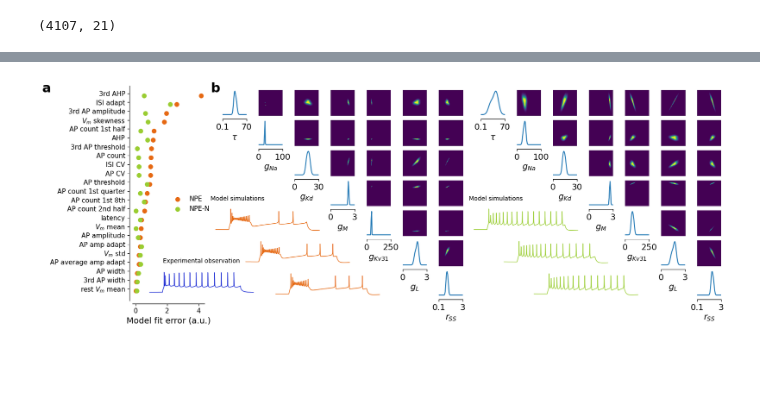
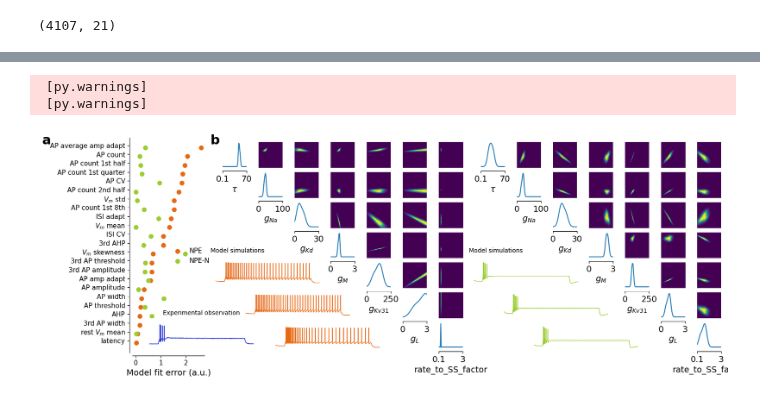
Before and after one commit to berenslab/hh_sbi, a Jupyter notebook: figures/V1/figure_3_and_4.ipynb, the cells around one changed output, grey strips where cells are left out. Cells and saved outputs as stored; diff of their text form; code cells hidden in the pictures; blank space fills up the shorter version.

Commit message:
update Gouwens figures

```diff
--- a/figures/V1/figure_3_and_4.ipynb
+++ b/figures/V1/figure_3_and_4.ipynb
@@ -492,5 +486,5 @@ How we overcome model mismatch with neural posterior estimation.
 # %%
-with open("../../code/save_posteriors/training_schedule_0.pickle", "rb") as f:
+with open("../../code/save_posteriors/V1/training_schedule_0.pickle", "rb") as f:
     npe_posterior = pickle.load(f)
-with open("../../code/save_posteriors/training_schedule_2d.pickle", "rb") as f:
+with open("../../code/save_posteriors/V1/training_schedule_2d.pickle", "rb") as f:
     npep_posterior = pickle.load(f)
@@ -499,6 +493,4 @@ Fetch 3 posterior samples with highest posterior weight. Get there corresponding
 # %%
-Uncomment this block to recompute
-
 npe_samples=npe_posterior.sample(
     (10000,),
     x=torch.as_tensor(xo[feature_list], dtype=float),
@@ -520,10 +512,10 @@ fig_1_sims_to_show={
     'npep':{'samples':npep_samples, 'x':x_npep, 'summ_stats':summ_stats_npep}
 }
 
-with open('../../code/save_model_parameters/fig_3_sims_to_show_V1.pickle', 'wb') as f:
+with open('../../code/save_model_parameters/V1/fig_3_sims_to_show_V1.pickle', 'wb') as f:
     pickle.dump(fig_1_sims_to_show, f)
 # %%
-with open("../../code/save_model_parameters/fig_3_sims_to_show_V1.pickle", "rb") as f:
+with open("../../code/save_model_parameters/V1/fig_3_sims_to_show_V1.pickle", "rb") as f:
     fig_3_sims_to_show = pickle.load(f)
 # %%
 npe_samples = fig_3_sims_to_show["npe"]["samples"]
@@ -541,9 +533,9 @@ obs_index = np.where(Xo.index == cell_name)[0][0]
 # ]
 # best_prior_stats_nans = np.isnan(best_prior_stats.sum(axis=1))
 
-Xo_values = Xo.values[:, :-4]
-Xo_mean = Xo.values[:, :-4].mean(axis=0)
-Xo_std = Xo.values[:, :-4].std(axis=0)
+Xo_values = Xo.values[:, :-1]
+Xo_mean = Xo.values[:, :-1].mean(axis=0)
+Xo_std = Xo.values[:, :-1].std(axis=0)
 
 
 # prior_score = np.sqrt(
@@ -656,7 +648,7 @@ ax_features.tick_params(axis="x", which="major", labelsize=11)
 ax_observation = ax_list[1]
 
 # Experimental observation
-ax_observation.plot(observation["time"], observation["data"], c="#1929d3ff", lw=lw)
+ax_observation.plot(observation["time"], observation["data"][0,:], c="#1929d3ff", lw=lw)
 ax_observation.set_ylim(
     [ax_observation.get_ylim()[0] - 30, ax_observation.get_ylim()[1] + 30]
 )
@@ -703,33 +695,35 @@ pairplot(
         zip(np.array(prior_min)[dims_to_show], np.array(prior_max)[dims_to_show])
     ),
     labels=list(model_param_names[dims_to_show]),
     points_offdiag={"markersize": 6},
     points_colors="r",
     fig=fig,
     axes=axes_npen,
     upper="kde",
     diag="kde",
 )
 
 ax_npen_s1, ax_npen_s2, ax_npen_s3 = ax_list[7], ax_list[8], ax_list[9]
 
 ax_npen_s1.plot(x_npen["time"], x_npen["data"][0, 0, :], lw=lw, color="yellowgreen")
 ax_npen_s2.plot(x_npen["time"], x_npen["data"][1, 0, :], lw=lw, color="yellowgreen")
 ax_npen_s3.plot(x_npen["time"], x_npen["data"][2, 0, :], lw=lw, color="yellowgreen")
 
 for ax in [ax_npe_s1, ax_npe_s2, ax_npe_s3, ax_npen_s1, ax_npen_s2, ax_npen_s3]:
     ax.set_ylim([ax_observation.get_ylim()[0], ax_observation.get_ylim()[1]])
     ax.set_xlim([ax_observation.get_xlim()[0], ax_observation.get_xlim()[1]])
     ax.set_xticks([])
     ax.set_yticks([])
     sns.despine(ax=ax, bottom=True, left=True)
 ax_npe_s1.set_title("Model simulations", fontsize=10, loc="left")
 ax_npen_s1.set_title("Model simulations", fontsize=10, loc="left")
 
 fig.text(-0.15, 0.97, "a", fontsize=22, fontweight="bold")
 fig.text(0.13, 0.97, "b", fontsize=22, fontweight="bold")
 
-plt.savefig("figure_3.pdf", bbox_inches="tight", pad_inches=0)
-plt.savefig("figure_3.png", bbox_inches="tight", pad_inches=0)
+plt.savefig("figure_3_V1.pdf", bbox_inches="tight", pad_inches=0)
+plt.savefig("figure_3_V1.png", bbox_inches="tight", pad_inches=0)
 # %% [output]
+ [py.warnings]
+ [py.warnings]
-[figure, old version]
+[figure, new version]
```
Also changed, not shown: parts of 26 cells of this notebook, 14 other files.
